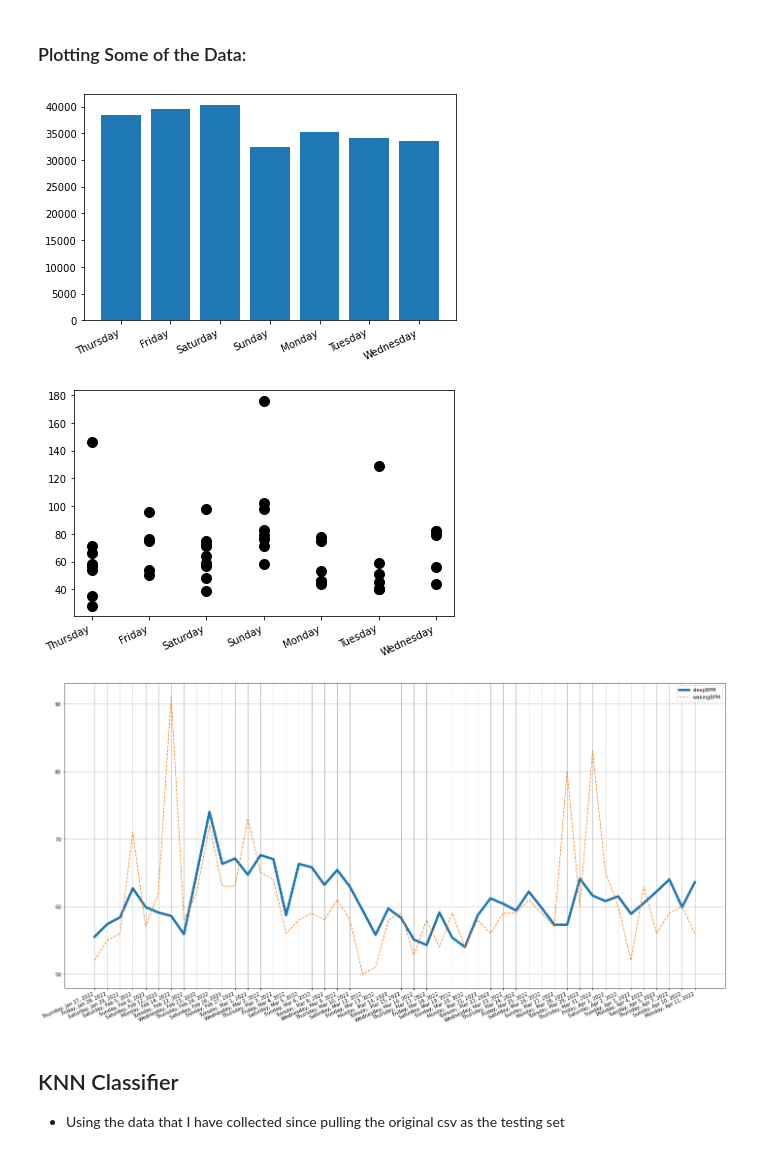
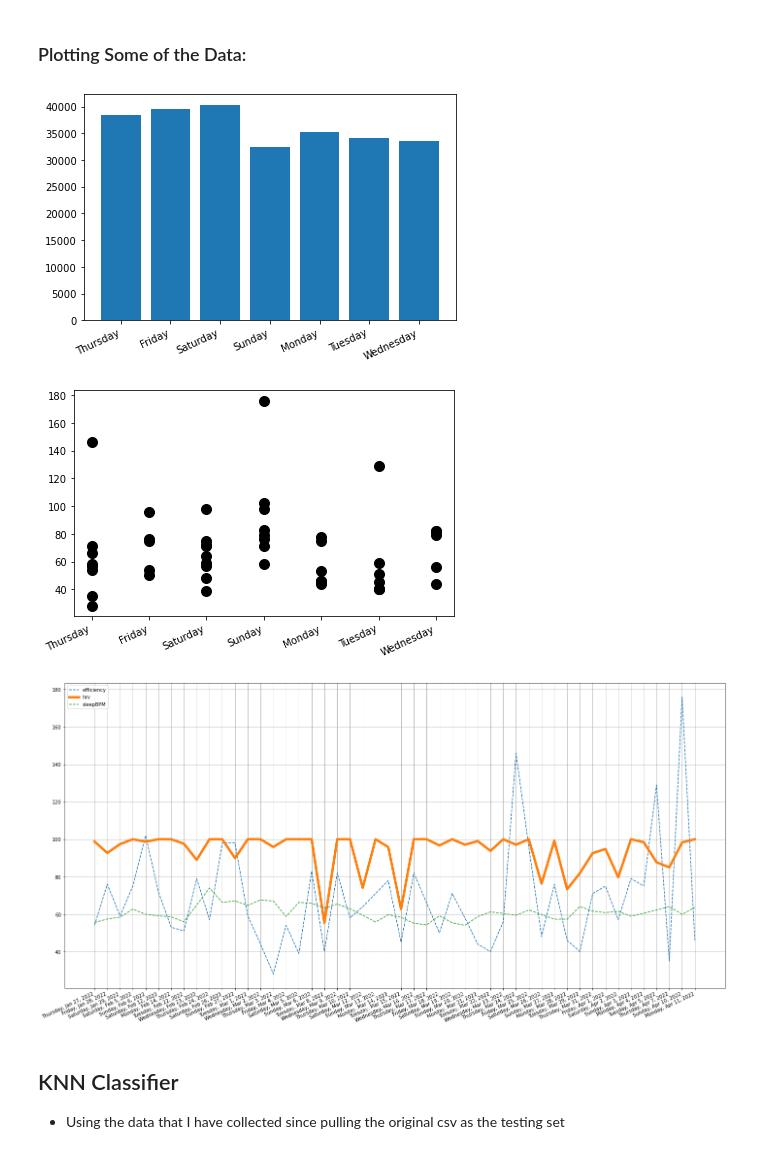
Before and after one commit to JessicaChildress/quantified_self_autosleep, a Jupyter notebook: DataMining.ipynb, the cells around one changed output. Saved outputs shown, nothing was run; the diff lists cells and outputs as text; code cells hidden in the pictures.

```diff
--- a/DataMining.ipynb
+++ b/DataMining.ipynb
@@ -156,17 +156,17 @@ print(summary_df)
 # %%
 import matplotlib.pyplot as plt
 
 
 utils.bar_graph_example(merged_df['Day'], merged_df['asleep'])
 
 utils.scatter_chart_example(merged_df['Day'], merged_df['hrv'])
 
-utils.line_chart_example(merged_df['fromDate'], merged_df['efficiency'], merged_df['hrv'], merged_df['asleep'], merged_df['sleepBPM'], merged_df['wakingBPM'],
-                        "efficiency", "hrv", "asleep", "sleepBPM", "wakingBPM")
+utils.line_chart_example(merged_df['fromDate'], merged_df['efficiency'], merged_df['hrv'], merged_df['sleepBPM'],
+                        "efficiency", "hrv", "sleepBPM")
 # %% [output]
 [figure]
 [figure]
-[figure, old version]
+[figure, new version]
 # %% [markdown]
 ## KNN Classifier
 
```
Also changed, not shown: 2 other files.
